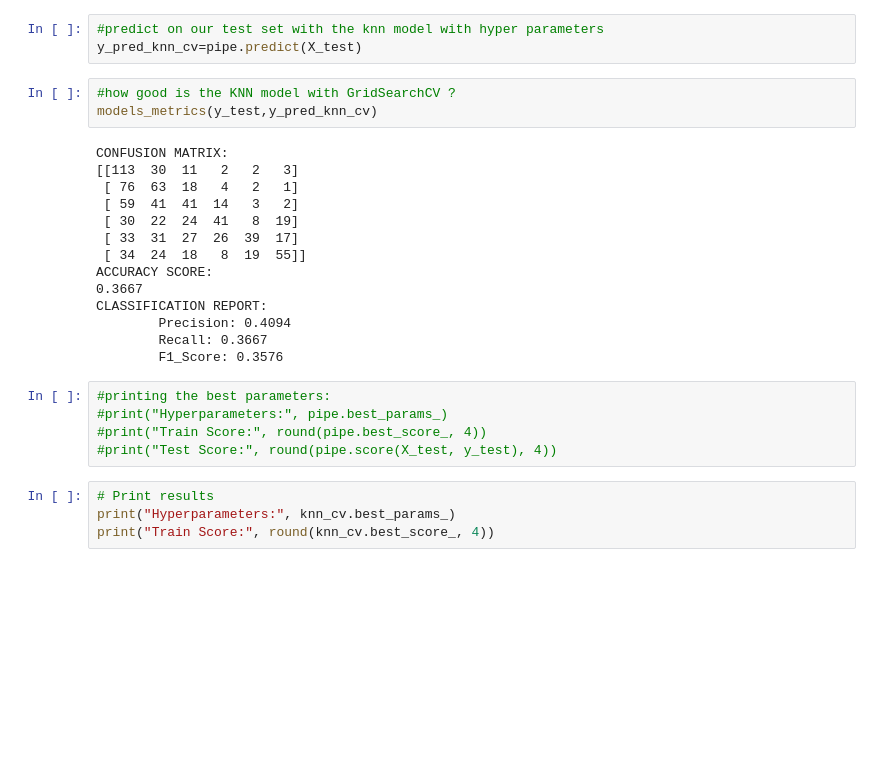
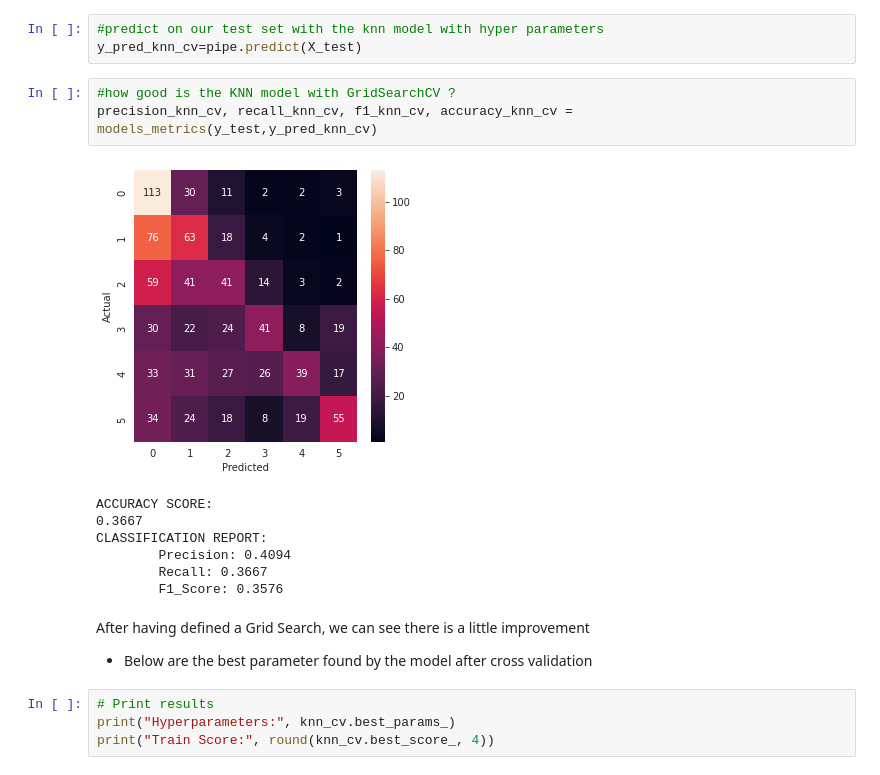
Before and after one commit to Srivathshan-Paramalingam-0505/DMML2022_UNIL_Zoom, a Jupyter notebook: Copy_Project_guidelines_2022.ipynb, the cells around one changed output. Drawn from its saved outputs; the diff is of its cells as text; blank space fills up the shorter version.

```diff
--- a/Copy_Project_guidelines_2022.ipynb
+++ b/Copy_Project_guidelines_2022.ipynb
@@ -385,26 +379,18 @@ Pipeline(steps=[('vectorizer', TfidfVectorizer()),
 y_pred_knn_cv=pipe.predict(X_test)
 # %%
 #how good is the KNN model with GridSearchCV ?
-models_metrics(y_test,y_pred_knn_cv)
+precision_knn_cv, recall_knn_cv, f1_knn_cv, accuracy_knn_cv = models_metrics(y_test,y_pred_knn_cv)
 # %% [output]
+[figure, added]
-CONFUSION MATRIX:
-[[113  30  11   2   2   3]
- [ 76  63  18   4   2   1]
- [ 59  41  41  14   3   2]
- [ 30  22  24  41   8  19]
- [ 33  31  27  26  39  17]
- [ 34  24  18   8  19  55]]
 ACCURACY SCORE:
 0.3667
 CLASSIFICATION REPORT:
         Precision: 0.4094
         Recall: 0.3667
         F1_Score: 0.3576
-# %%
-#printing the best parameters:
-#print("Hyperparameters:", pipe.best_params_)
-#print("Train Score:", round(pipe.best_score_, 4))
-#print("Test Score:", round(pipe.score(X_test, y_test), 4))
+# %% [markdown]
+After having defined a Grid Search, we can see there is a little improvement
+- Below are the best parameter found by the model after cross validation
 # %%
 # Print results
 print("Hyperparameters:", knn_cv.best_params_)
```
Also changed, not shown: parts of 56 cells of this notebook.
